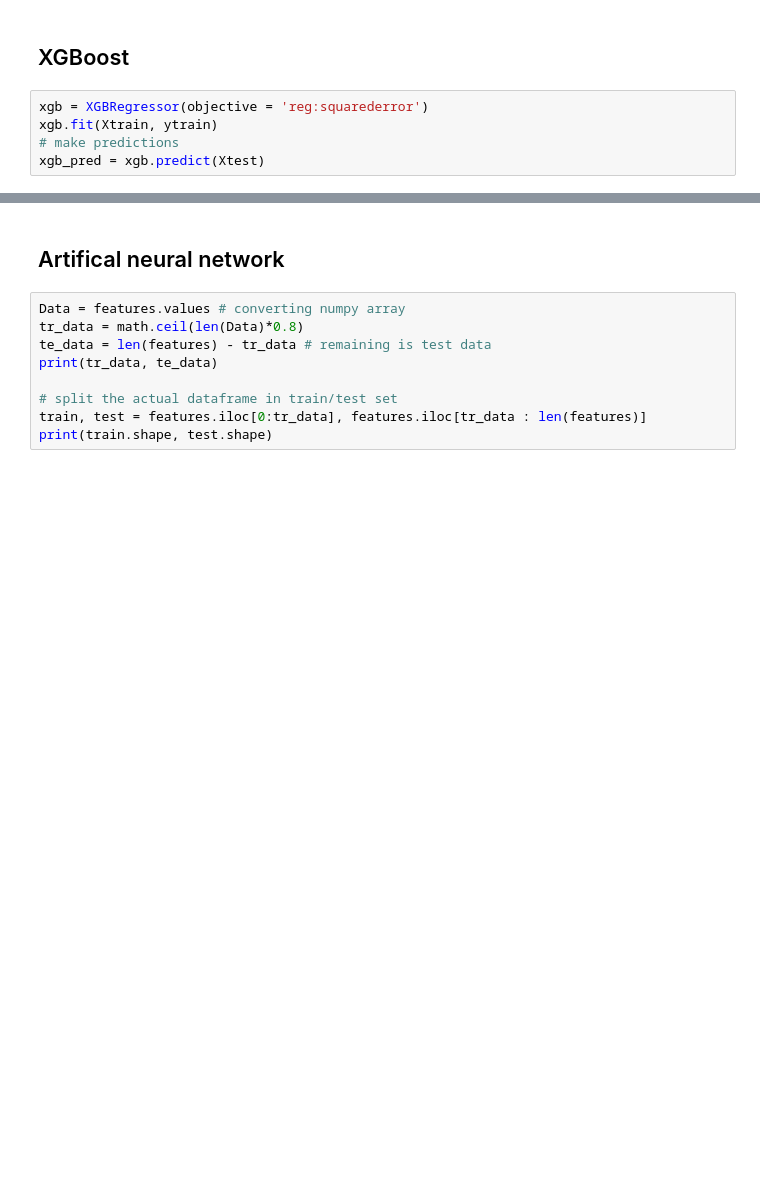
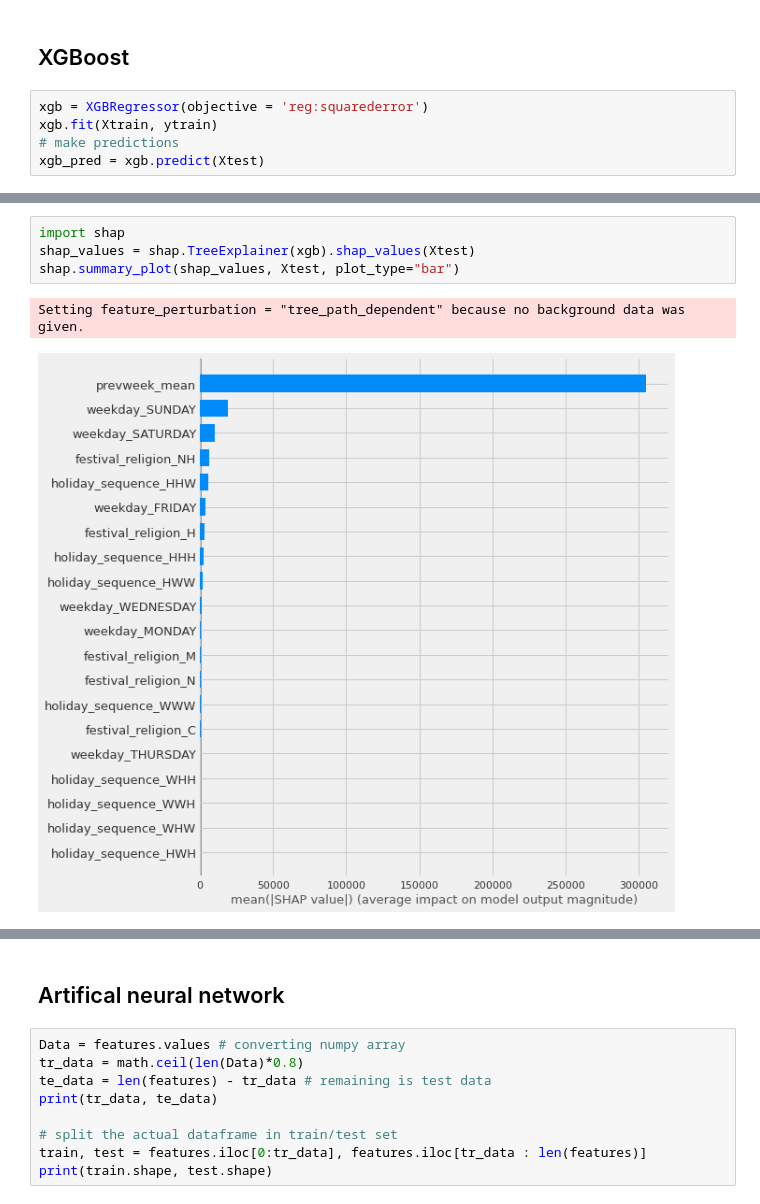
Before and after one commit to saritmaitra/ATM-cash-withdrawal-forecast, a Jupyter notebook: ATM_cash_withdrawal.ipynb, the cells around one changed output, grey strips where cells are left out. Saved outputs shown, nothing was run; the diff lists cells and outputs as text; blank space fills up the shorter version.

```diff
--- a/ATM_cash_withdrawal.ipynb
+++ b/ATM_cash_withdrawal.ipynb
@@ -292,0 +348,7 @@ accuracy: 99.72
+# %%
+import shap
+shap_values = shap.TreeExplainer(xgb).shap_values(Xtest)
+shap.summary_plot(shap_values, Xtest, plot_type="bar")
+# %% [output]
+Setting feature_perturbation = "tree_path_dependent" because no background data was given.
+[figure, added]
```
Also changed, not shown: parts of 25 cells of this notebook.
